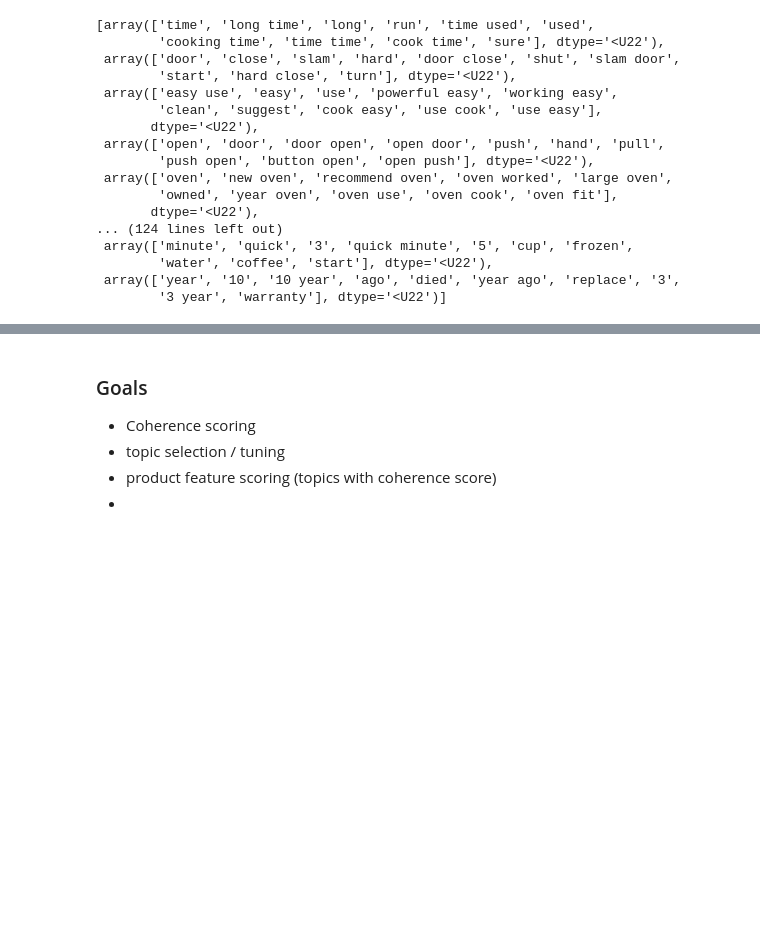
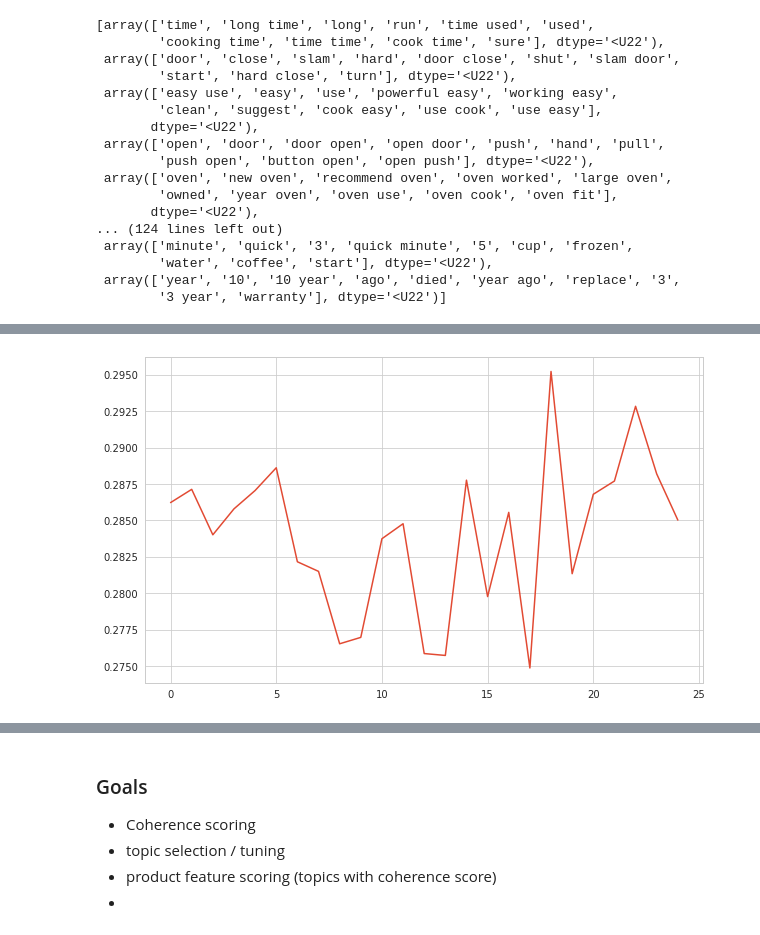
Before and after one commit to GrilledJeez/amazon_product_feature_analysis, a Jupyter notebook: modeling.ipynb, the cells around one changed output, grey strips where cells are left out. Drawn from its saved outputs; the diff is of its cells as text; code cells hidden in the pictures; blank space fills up the shorter version.

```diff
--- a/modeling.ipynb
+++ b/modeling.ipynb
@@ -327,0 +326,4 @@ topic_modeler(10000, 5)
+# %%
+topic_modeler(10000, 3,.8,25, 1)
+# %% [output]
+[figure, added]
```
Also changed, not shown: parts of 19 cells of this notebook.
